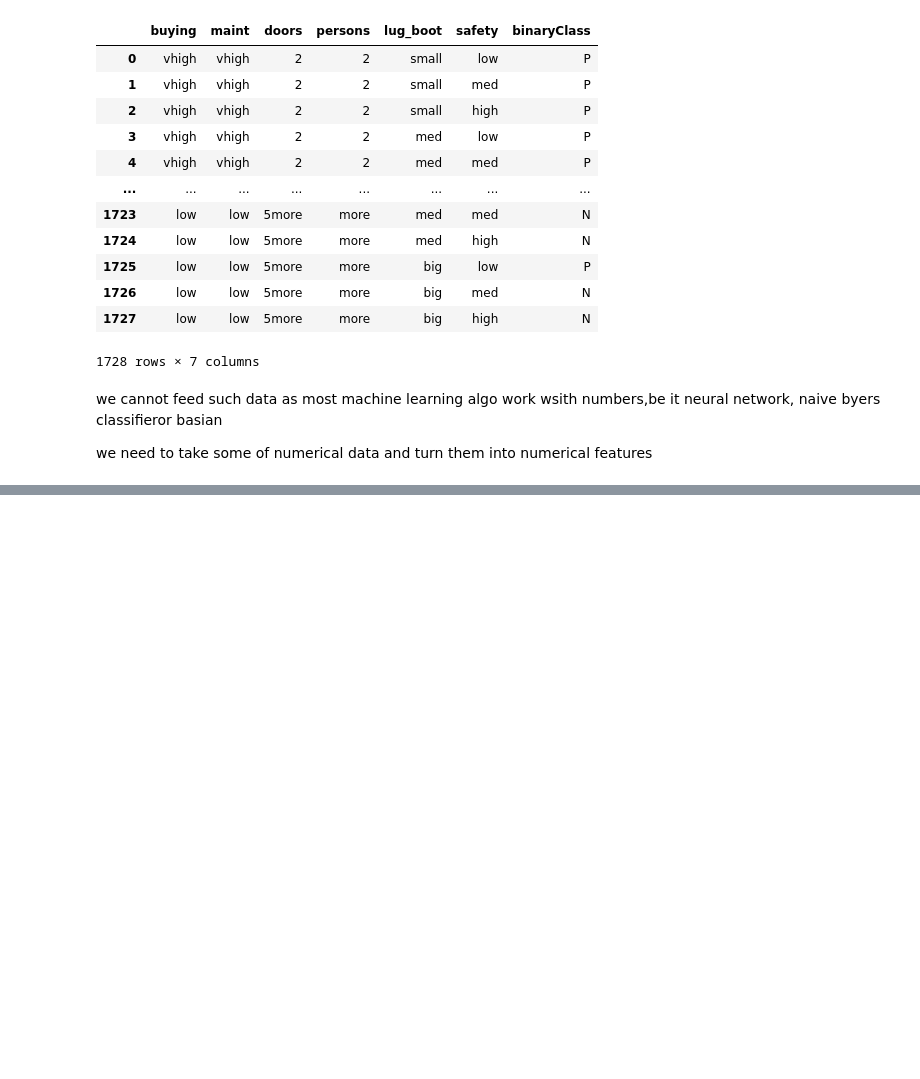
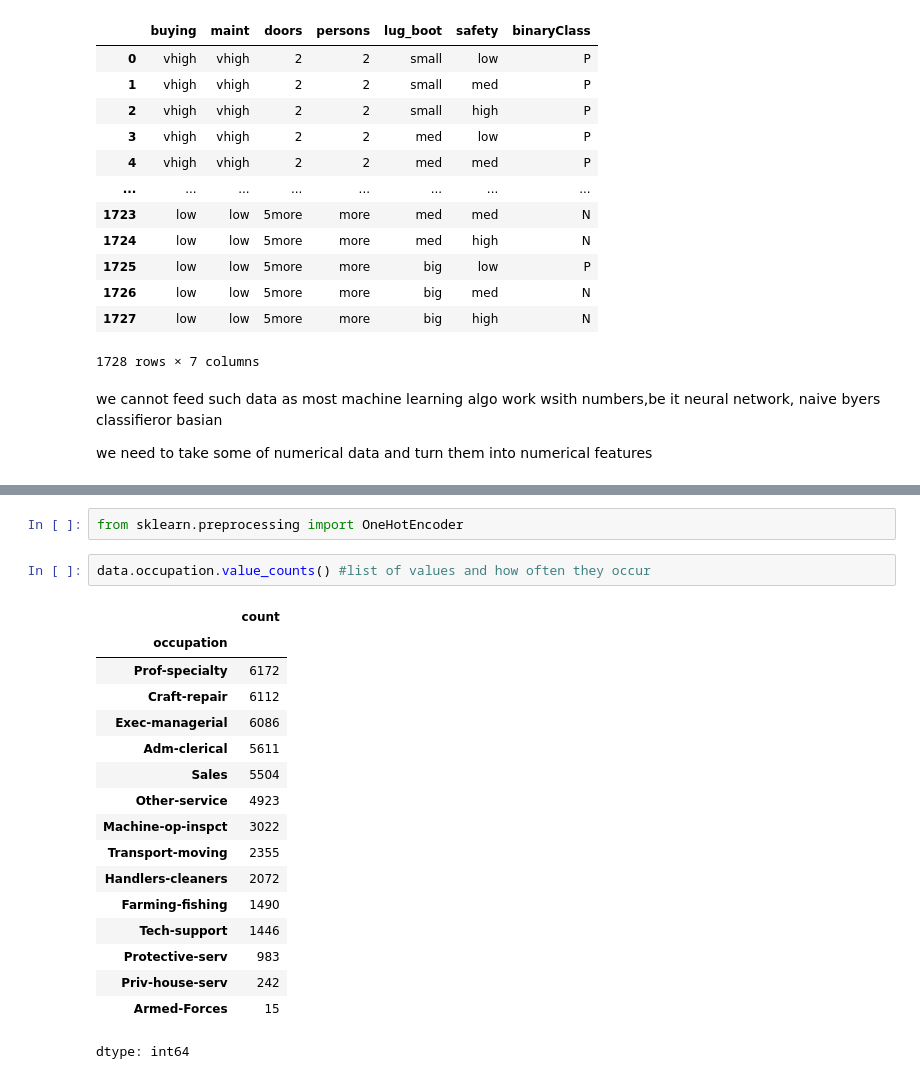
Before and after one commit to avnisinngh/Scikit-Learn, a Jupyter notebook: Main.ipynb, the cells around one changed output, grey strips where cells are left out. Drawn from its saved outputs; the diff is of its cells as text; blank space fills up the shorter version.

```diff
--- a/Main.ipynb
+++ b/Main.ipynb
@@ -529,0 +597,22 @@ we need to take some of numerical data and turn them into numerical features
+# %%
+from sklearn.preprocessing import OneHotEncoder
+# %%
+data.occupation.value_counts() #list of values and how often they occur
+# %% [output]
+|  | count |
+| occupation |  |
+| Prof-specialty | 6172 |
+| Craft-repair | 6112 |
+| Exec-managerial | 6086 |
+| Adm-clerical | 5611 |
+| Sales | 5504 |
+| Other-service | 4923 |
+| Machine-op-inspct | 3022 |
+| Transport-moving | 2355 |
+| Handlers-cleaners | 2072 |
+| Farming-fishing | 1490 |
+| Tech-support | 1446 |
+| Protective-serv | 983 |
+| Priv-house-serv | 242 |
+| Armed-Forces | 15 |
+dtype: int64
```
Also changed, not shown: parts of 30 cells of this notebook.
